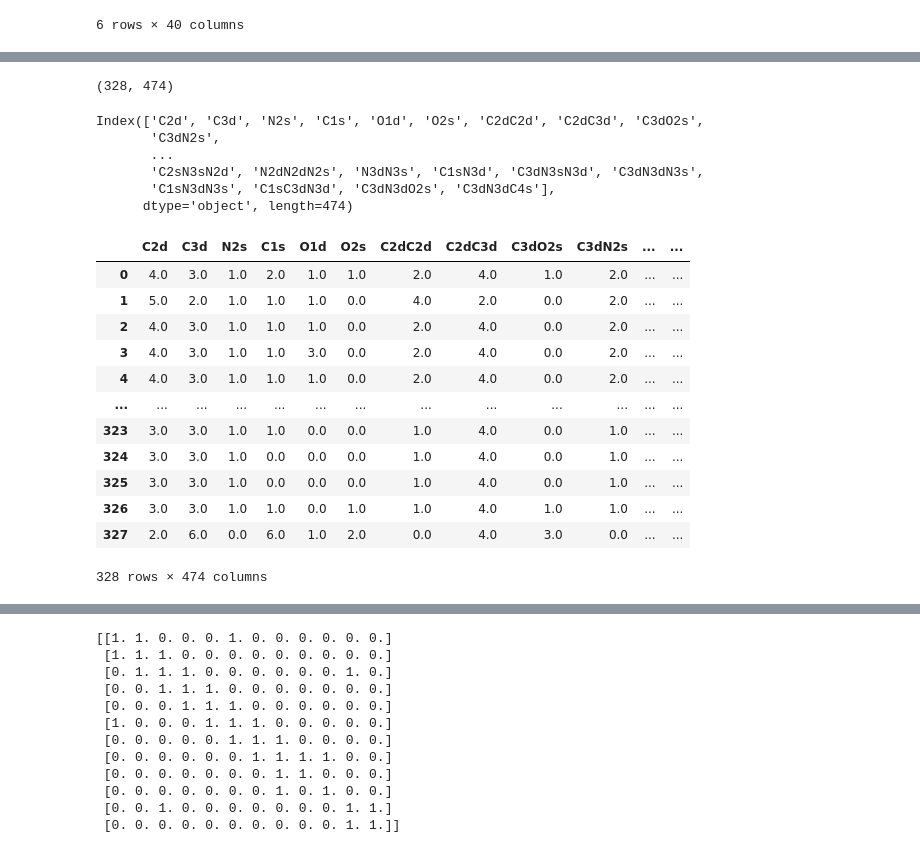
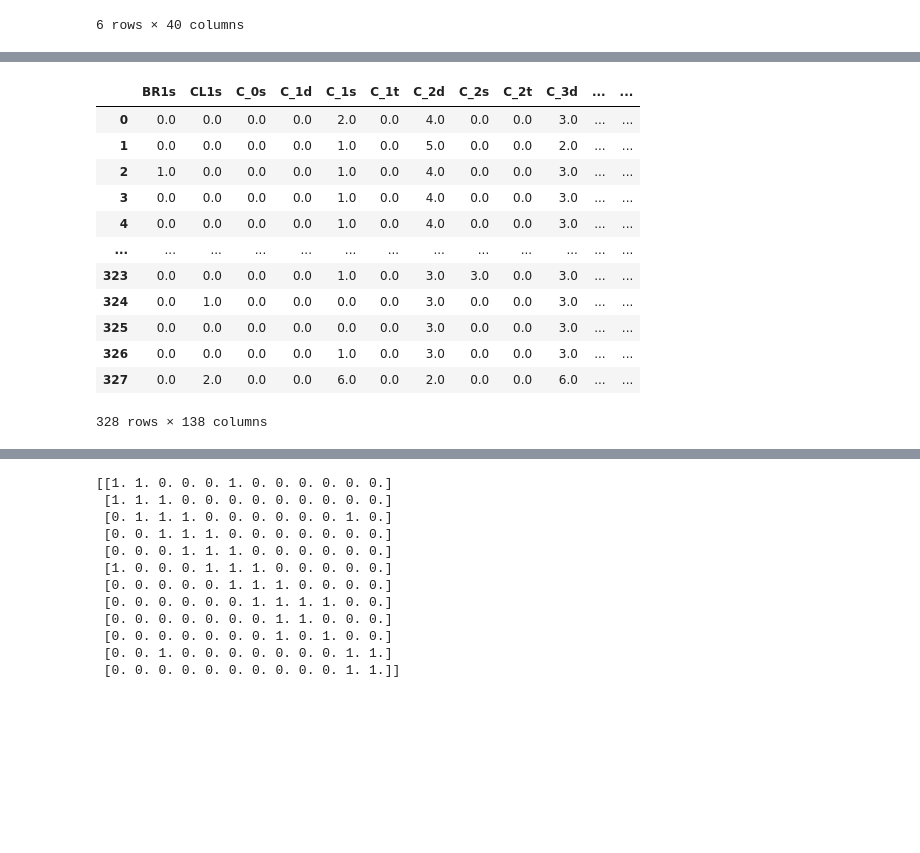
Before and after one commit to VarvaraVasilyeva/QSAR, a Jupyter notebook: Graphs.ipynb, the cells around one changed output, grey strips where cells are left out. Cells and saved outputs as stored; diff of their text form; code cells hidden in the pictures; blank space fills up the shorter version.

```diff
--- a/Graphs.ipynb
+++ b/Graphs.ipynb
@@ -263,34 +300,23 @@ def analize_sdf_file(mols, file, key):
 # %%
 mols = pd.DataFrame({})
 file = 'soil-1-1.sdf'
 key = '   - NASAWIN -\n'
-analize_sdf_file(mols, file, key)
-mols.shape
+analize_sdf_file(mols, file, key, 2)
+mols = mols.fillna(0)
+s = sorted(mols.columns)
+mols = mols[sorted(s, key = lambda name: len(name))]
+mols
 # %% [output]
+|  | BR1s | CL1s | C_0s | C_1d | C_1s | C_1t | C_2d | C_2s | C_2t | C_3d | ... | ... |
+| 0 | 0.0 | 0.0 | 0.0 | 0.0 | 2.0 | 0.0 | 4.0 | 0.0 | 0.0 | 3.0 | ... | ... |
+| 1 | 0.0 | 0.0 | 0.0 | 0.0 | 1.0 | 0.0 | 5.0 | 0.0 | 0.0 | 2.0 | ... | ... |
+| 2 | 1.0 | 0.0 | 0.0 | 0.0 | 1.0 | 0.0 | 4.0 | 0.0 | 0.0 | 3.0 | ... | ... |
+| 3 | 0.0 | 0.0 | 0.0 | 0.0 | 1.0 | 0.0 | 4.0 | 0.0 | 0.0 | 3.0 | ... | ... |
+| 4 | 0.0 | 0.0 | 0.0 | 0.0 | 1.0 | 0.0 | 4.0 | 0.0 | 0.0 | 3.0 | ... | ... |
+| ... | ... | ... | ... | ... | ... | ... | ... | ... | ... | ... | ... | ... |
+| 323 | 0.0 | 0.0 | 0.0 | 0.0 | 1.0 | 0.0 | 3.0 | 3.0 | 0.0 | 3.0 | ... | ... |
+| 324 | 0.0 | 1.0 | 0.0 | 0.0 | 0.0 | 0.0 | 3.0 | 0.0 | 0.0 | 3.0 | ... | ... |
+| 325 | 0.0 | 0.0 | 0.0 | 0.0 | 0.0 | 0.0 | 3.0 | 0.0 | 0.0 | 3.0 | ... | ... |
+| 326 | 0.0 | 0.0 | 0.0 | 0.0 | 1.0 | 0.0 | 3.0 | 0.0 | 0.0 | 3.0 | ... | ... |
+| 327 | 0.0 | 2.0 | 0.0 | 0.0 | 6.0 | 0.0 | 2.0 | 0.0 | 0.0 | 6.0 | ... | ... |
-(328, 474)
+328 rows × 138 columns
-# %%
-mols.columns
-# %% [output]
-Index(['C2d', 'C3d', 'N2s', 'C1s', 'O1d', 'O2s', 'C2dC2d', 'C2dC3d', 'C3dO2s',
-       'C3dN2s',
-       ...
-       'C2sN3sN2d', 'N2dN2dN2s', 'N3dN3s', 'C1sN3d', 'C3dN3sN3d', 'C3dN3dN3s',
-       'C1sN3dN3s', 'C1sC3dN3d', 'C3dN3dO2s', 'C3dN3dC4s'],
-      dtype='object', length=474)
-# %%
-mols = mols.fillna(0)
-mols
-# %% [output]
-|  | C2d | C3d | N2s | C1s | O1d | O2s | C2dC2d | C2dC3d | C3dO2s | C3dN2s | ... | ... |
-| 0 | 4.0 | 3.0 | 1.0 | 2.0 | 1.0 | 1.0 | 2.0 | 4.0 | 1.0 | 2.0 | ... | ... |
-| 1 | 5.0 | 2.0 | 1.0 | 1.0 | 1.0 | 0.0 | 4.0 | 2.0 | 0.0 | 2.0 | ... | ... |
-| 2 | 4.0 | 3.0 | 1.0 | 1.0 | 1.0 | 0.0 | 2.0 | 4.0 | 0.0 | 2.0 | ... | ... |
-| 3 | 4.0 | 3.0 | 1.0 | 1.0 | 3.0 | 0.0 | 2.0 | 4.0 | 0.0 | 2.0 | ... | ... |
-| 4 | 4.0 | 3.0 | 1.0 | 1.0 | 1.0 | 0.0 | 2.0 | 4.0 | 0.0 | 2.0 | ... | ... |
-| ... | ... | ... | ... | ... | ... | ... | ... | ... | ... | ... | ... | ... |
-| 323 | 3.0 | 3.0 | 1.0 | 1.0 | 0.0 | 0.0 | 1.0 | 4.0 | 0.0 | 1.0 | ... | ... |
-| 324 | 3.0 | 3.0 | 1.0 | 0.0 | 0.0 | 0.0 | 1.0 | 4.0 | 0.0 | 1.0 | ... | ... |
-| 325 | 3.0 | 3.0 | 1.0 | 0.0 | 0.0 | 0.0 | 1.0 | 4.0 | 0.0 | 1.0 | ... | ... |
-| 326 | 3.0 | 3.0 | 1.0 | 1.0 | 0.0 | 1.0 | 1.0 | 4.0 | 1.0 | 1.0 | ... | ... |
-| 327 | 2.0 | 6.0 | 0.0 | 6.0 | 1.0 | 2.0 | 0.0 | 4.0 | 3.0 | 0.0 | ... | ... |
-328 rows × 474 columns
```
Also changed, not shown: parts of 14 cells of this notebook.
